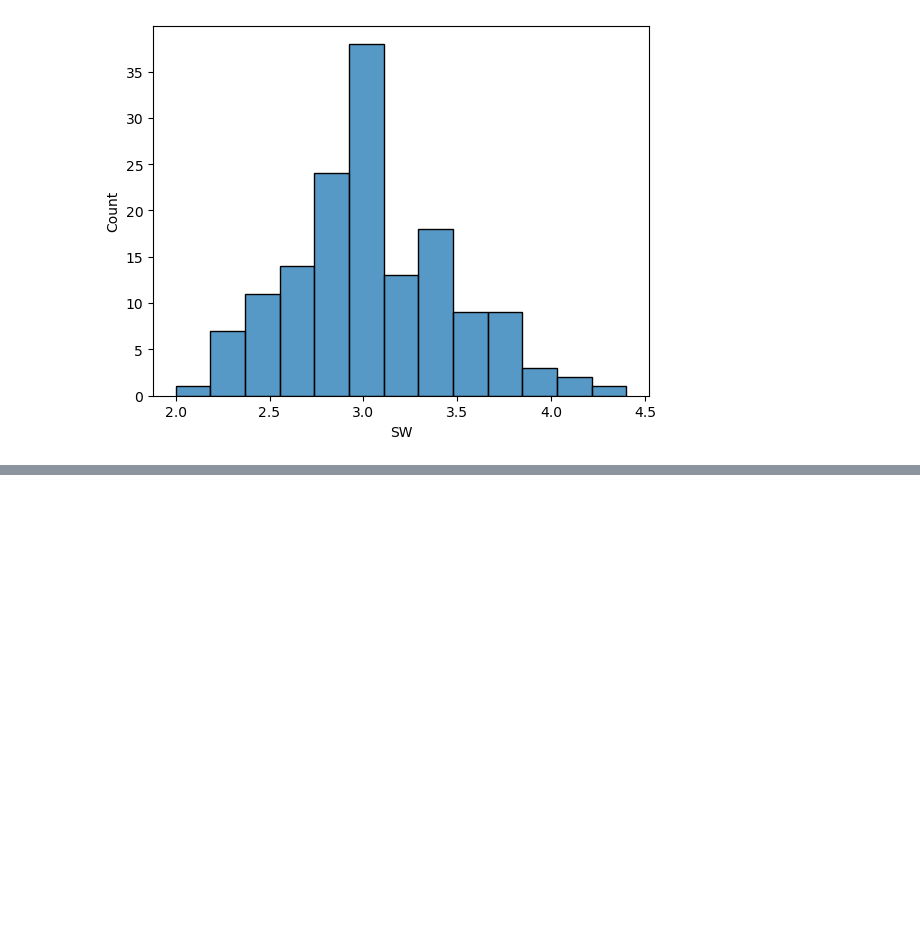
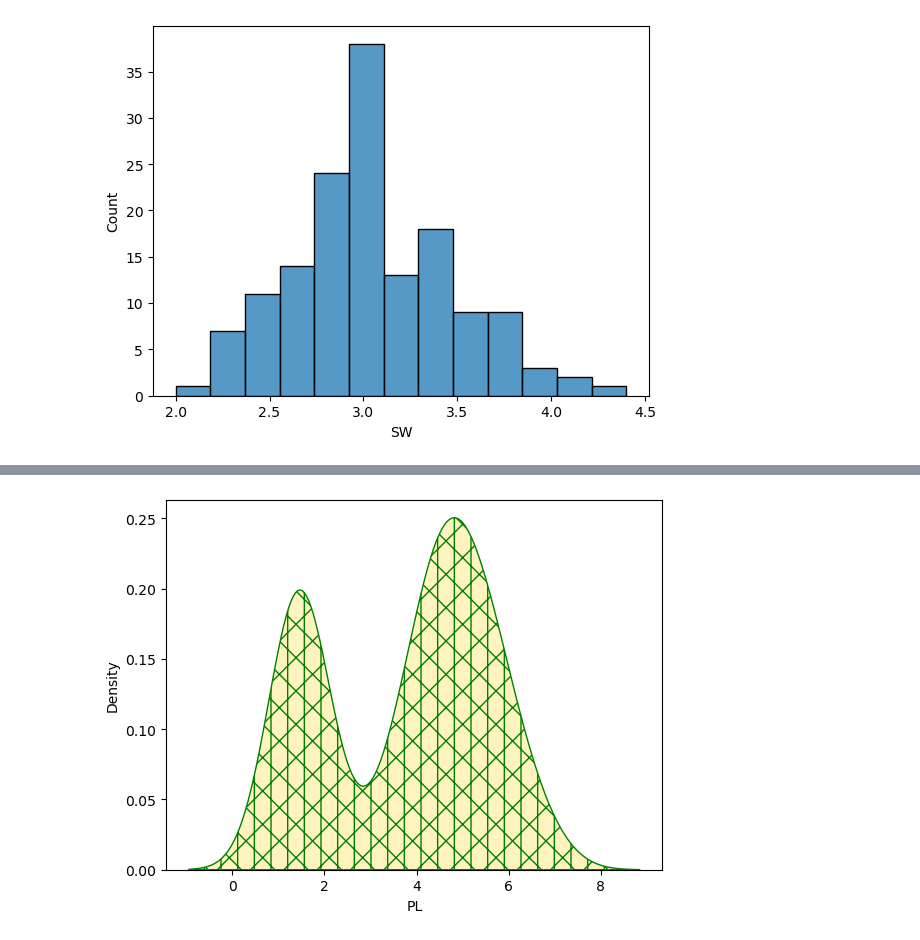
Before and after one commit to CodeByDeepankar/CTTC-AIML, a Jupyter notebook: Day11_SNS.ipynb, the cells around one changed output, grey strips where cells are left out. Cells and saved outputs as stored; diff of their text form; code cells hidden in the pictures; blank space fills up the shorter version.

```diff
--- a/Day11_SNS.ipynb
+++ b/Day11_SNS.ipynb
@@ -83,0 +92,5 @@ sns.
+# %%
+sns.kdeplot(iris.PL, fill=True, color='gold', hatch='\|/', edgecolor='g')
+plt.show()
+# %% [output]
+[figure, added]
```
Also changed, not shown: parts of 5 cells of this notebook.
